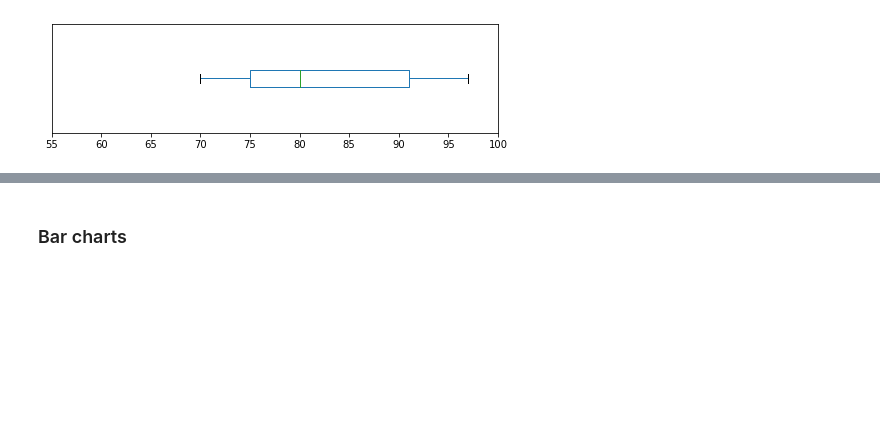
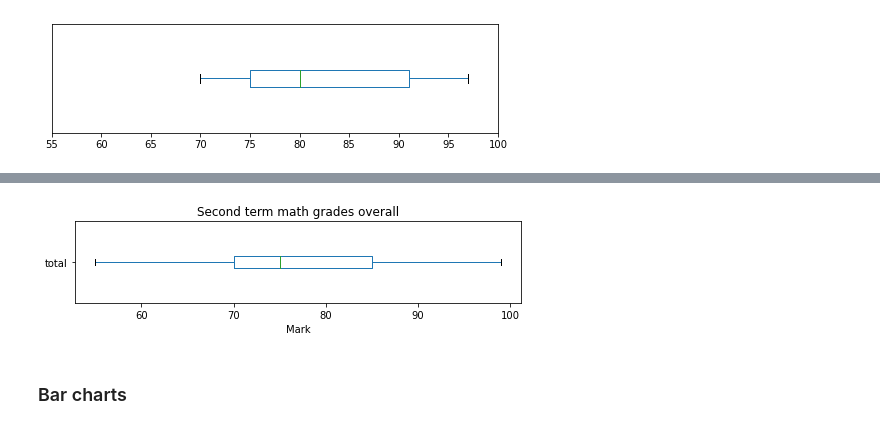
Before and after one commit to chrishuson/chrishuson.github.io, a Jupyter notebook: templates/stats-slide-deck.ipynb, the cells around one changed output, grey strips where cells are left out. Cells and saved outputs as stored; diff of their text form; code cells hidden in the pictures; blank space fills up the shorter version.

```diff
--- a/templates/stats-slide-deck.ipynb
+++ b/templates/stats-slide-deck.ipynb
@@ -201,3 +207,12 @@ ax.set(ylabel="Count");
+# %%
+
+marks[(marks['Term']==2)].boxplot(column='Mark', vert=False, figsize=(8, 1.5), grid=False)
+plt.yticks([1], ['total'])
+plt.suptitle('')
+plt.title('Second term math grades overall')
+plt.xlabel('Mark');
+# %% [output]
+[figure, added]
 # %% [markdown]
 ### Bar charts
 # %%
```
Also changed, not shown: parts of 15 cells of this notebook, 1 other file.
